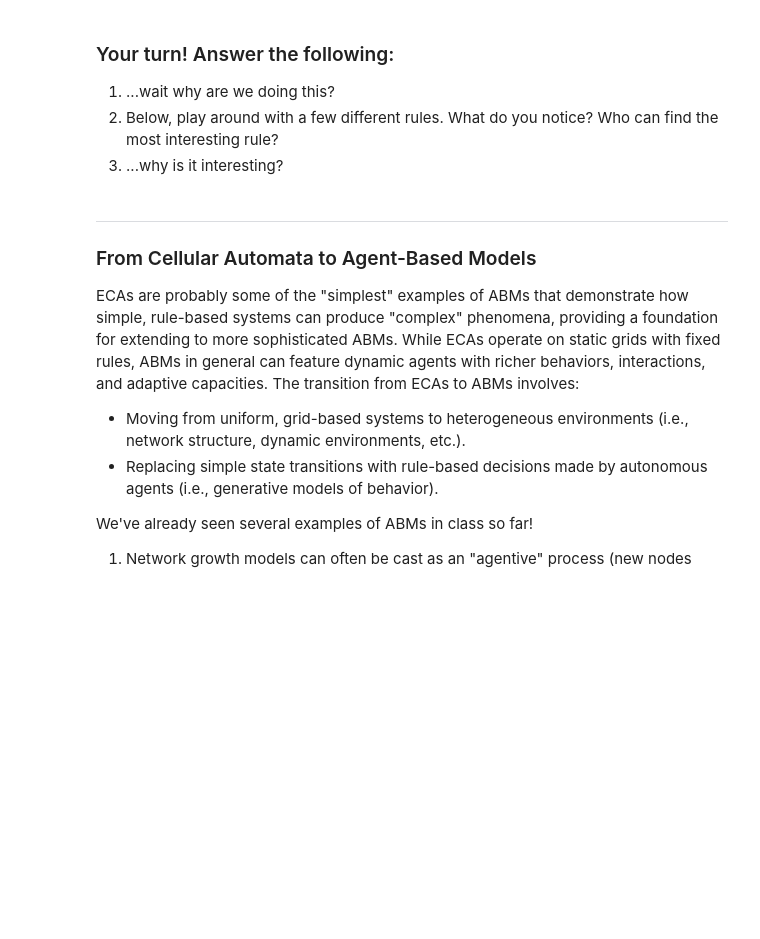
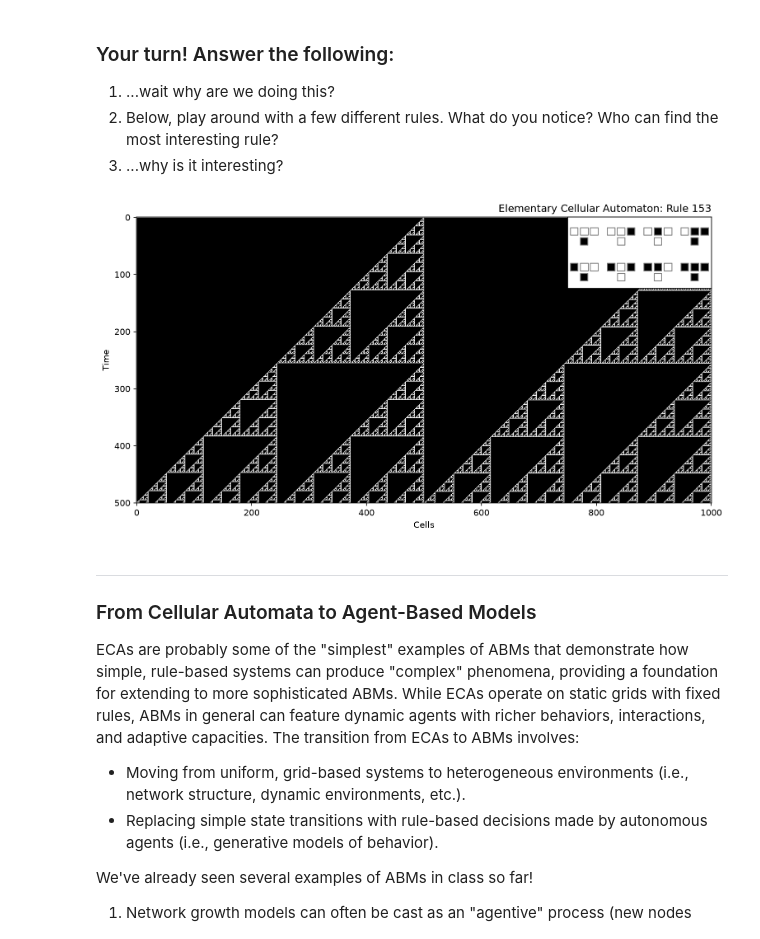
Before and after one commit to rhughes74/CNET5051, a Jupyter notebook: class_14_dynamics3.ipynb, the cells around one changed output. Cells and saved outputs as stored; diff of their text form; code cells hidden in the pictures; blank space fills up the shorter version.

```diff
--- a/class_14_dynamics3.ipynb
+++ b/class_14_dynamics3.ipynb
@@ -221,13 +221,15 @@ plot_automaton(states, rule_number)
 3. ...why is it interesting?
 # %%
 # # Choose rule number (0-255)
-# rule_number = 18
+rule_number = 153
 
-# steps = 500  # Number of time steps to simulate
-# size = steps*2+1  # Number of cells in the grid
+steps = 500  # Number of time steps to simulate
+size = steps*2+1  # Number of cells in the grid
 
-# states = run_automaton(rule_number, size, steps, p=0.0)
-# plot_automaton(states, rule_number)
+states = run_automaton(rule_number, size, steps, p=0.0)
+plot_automaton(states, rule_number)
+# %% [output]
+[figure, added]
 # %% [markdown]
 ---
 
```
Also changed, not shown: parts of 2 cells of this notebook, 4 other files.
